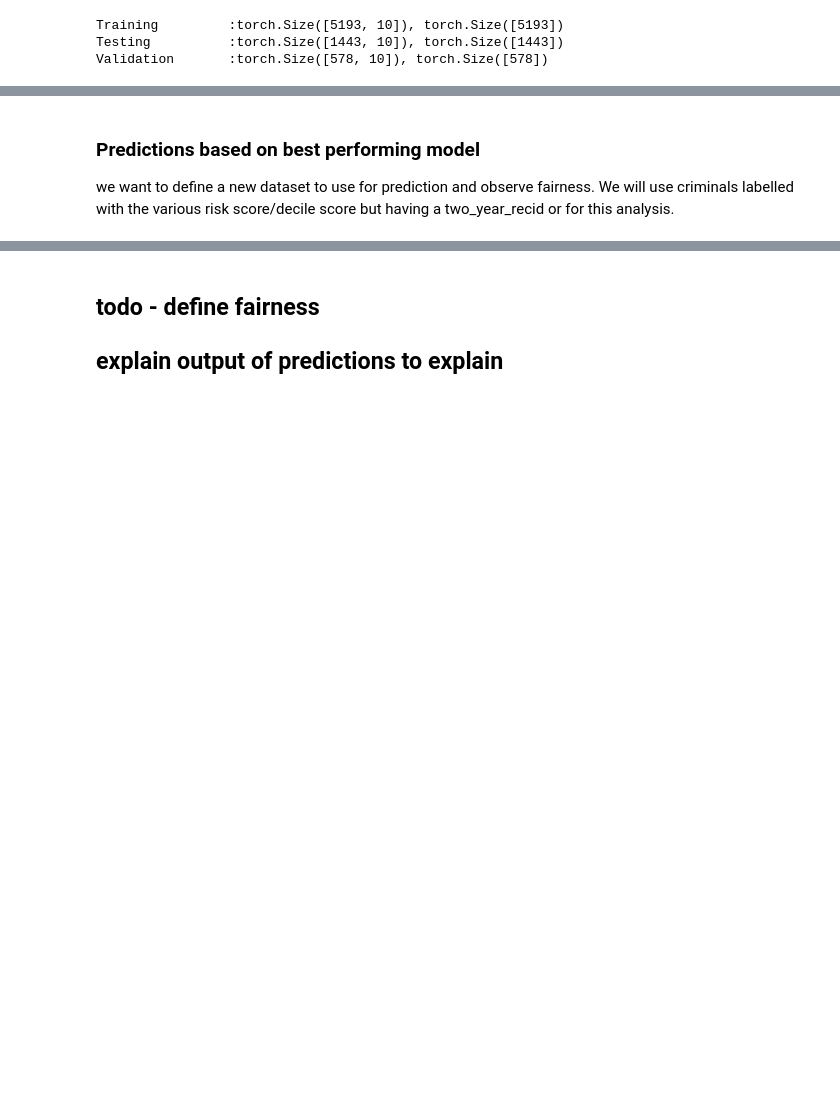
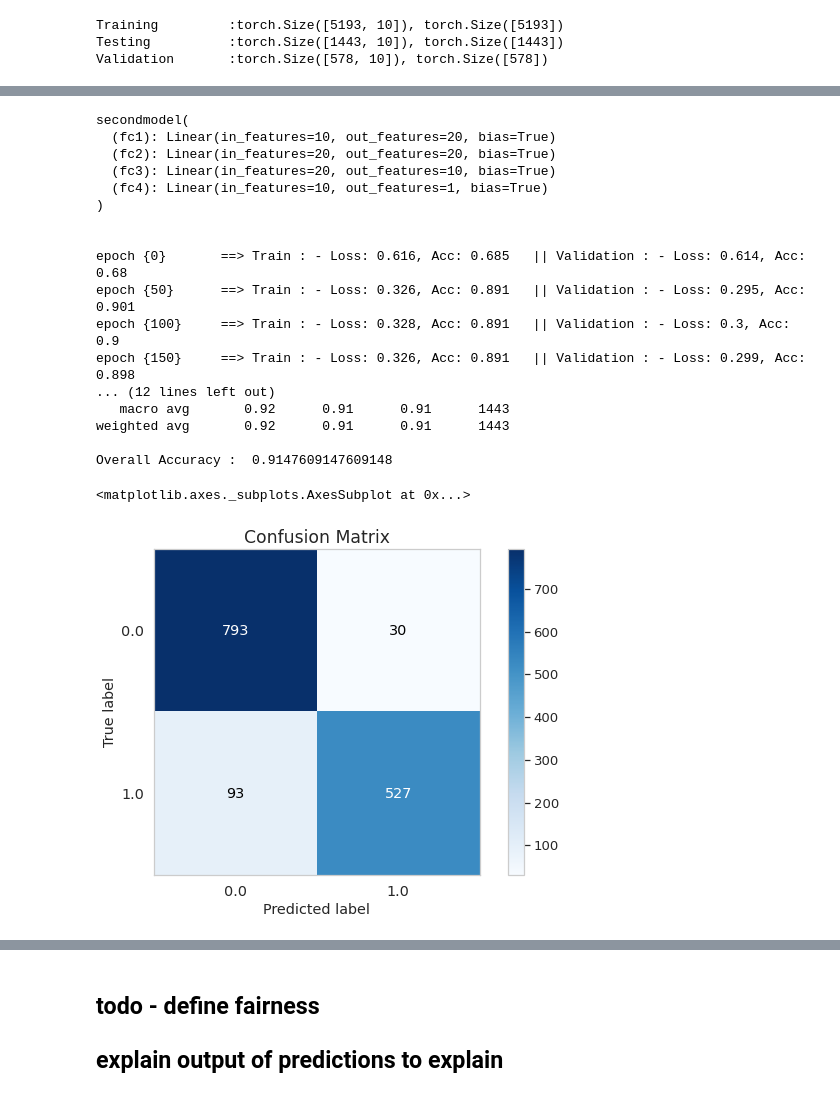
Before and after one commit to irmanfaqrizal/datascience, a Jupyter notebook: secondpartnew.ipynb, the cells around one changed output, grey strips where cells are left out. Drawn from its saved outputs; the diff is of its cells as text; code cells hidden in the pictures; blank space fills up the shorter version.

```diff
--- a/secondpartnew.ipynb
+++ b/secondpartnew.ipynb
@@ -297,10 +348,10 @@ In this model we added more layers and neurons. We also try to use different act
 # %%
 # Defining the model  #2
 # Adding layers and neurons
-class fourthmodel(nn.Module):
+class secondmodel(nn.Module):
 
   def __init__(self, n_features):
-    super(fourthmodel, self).__init__()
+    super(secondmodel, self).__init__()
     self.fc1 = nn.Linear(n_features, 20)
     self.fc2 = nn.Linear(20, 20)
     self.fc3 = nn.Linear(20, 10)
@@ -312,7 +363,7 @@ class fourthmodel(nn.Module):
     x = torch.tanh(self.fc3(x))
     return torch.sigmoid(self.fc4(x))
 
-net = fourthmodel(X_train.shape[1])
+net = secondmodel(X_train.shape[1])
 print(net)
 
 def calculate_accuracy(y_true, y_pred):
@@ -333,35 +384,51 @@ for epoch in range (max_epochs):
         # Set up batch
         batch_end = ((batch_idx+1) * batch_size -1)
         batch_start = batch_idx * batch_size
         if (batch_idx == (batch_number-1)):
             batch_end = (len(X_train) -1)
         batch_x = X_train[batch_start : batch_end]
         batch_y = y_train[batch_start : batch_end]
 
         # Fit the training data and validate
         train_pred = net(batch_x)
         train_pred = torch.squeeze(train_pred)
         train_loss = criterion(train_pred, batch_y)
         train_acc = calculate_accuracy(batch_y, train_pred)
         y_validate_pred = net(X_validate)
         y_validate_pred = torch.squeeze(y_validate_pred)
         validate_loss = criterion(y_validate_pred, y_validate)
         validation_acc = calculate_accuracy(y_validate, y_validate_pred)
         optimizer.zero_grad()
         train_loss.backward()
         optimizer.step()
     if epoch % 50 == 0:
         print( f'''epoch { {epoch} } \t==> Train : - Loss: {round_tensor(train_loss)}, Acc: {round_tensor(train_acc)} \t|| Validation : - Loss: {round_tensor(validate_loss)}, Acc: {round_tensor(validation_acc)}''')
 
 
 # Test the model using test set
 y_pred = net(X_test)
 y_pred = y_pred.ge(.5).view(-1).cpu()
 y_test = y_test.cpu()
-print(classification_report(y_test, y_pred, target_names=classes))
+print('\n classification report \n', classification_report(y_test, y_pred, target_names=classes))
 print("Overall Accuracy : " , str(accuracy_score(y_test, y_pred)))
 skplt.metrics.plot_confusion_matrix(y_test, y_pred)
+# %% [output]
+secondmodel(
+  (fc1): Linear(in_features=10, out_features=20, bias=True)
+  (fc2): Linear(in_features=20, out_features=20, bias=True)
+  (fc3): Linear(in_features=20, out_features=10, bias=True)
+  (fc4): Linear(in_features=10, out_features=1, bias=True)
+)
+
+
+epoch {0}       ==> Train : - Loss: 0.616, Acc: 0.685   || Validation : - Loss: 0.614, Acc: 0.68
+epoch {50}      ==> Train : - Loss: 0.326, Acc: 0.891   || Validation : - Loss: 0.295, Acc: 0.901
+epoch {100}     ==> Train : - Loss: 0.328, Acc: 0.891   || Validation : - Loss: 0.3, Acc: 0.9
+epoch {150}     ==> Train : - Loss: 0.326, Acc: 0.891   || Validation : - Loss: 0.299, Acc: 0.898
+... (12 lines left out)
+   macro avg       0.92      0.91      0.91      1443
+weighted avg       0.92      0.91      0.91      1443
+
+Overall Accuracy :  0.9147609147609148
+<matplotlib.axes._subplots.AxesSubplot at 0x...>
+[figure, added]
-# %% [markdown]
-### Predictions based on best performing model
-
-we want to define a new dataset to use for prediction and observe fairness. We will use criminals labelled with the various risk score/decile score but having a two_year_recid or for this analysis.
```
Also changed, not shown: parts of 25 cells of this notebook.
